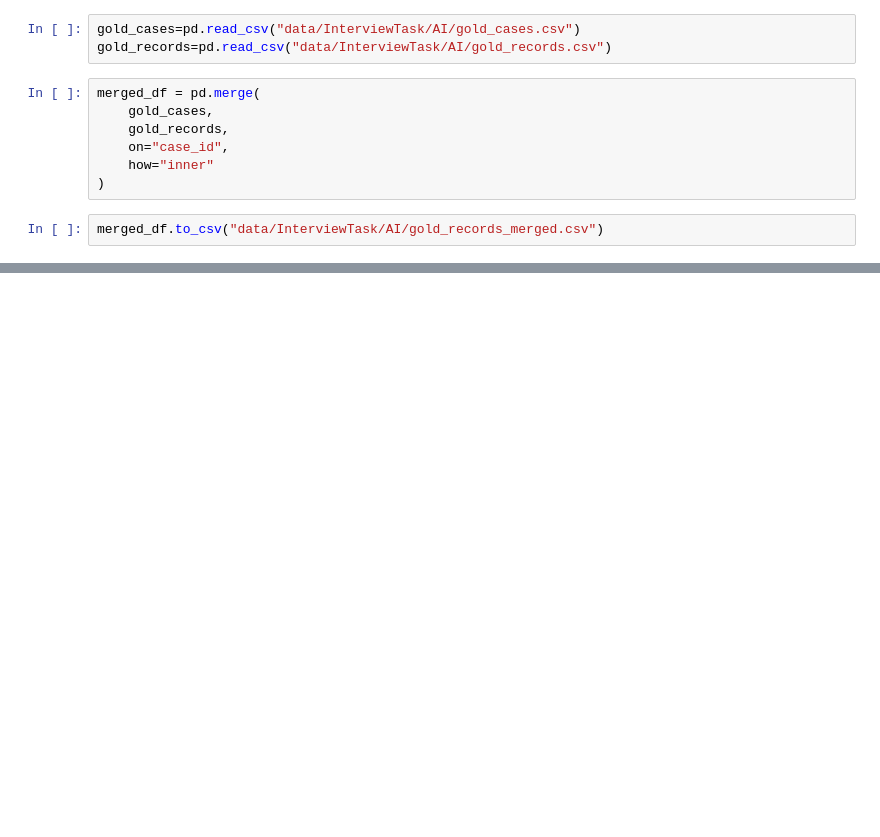
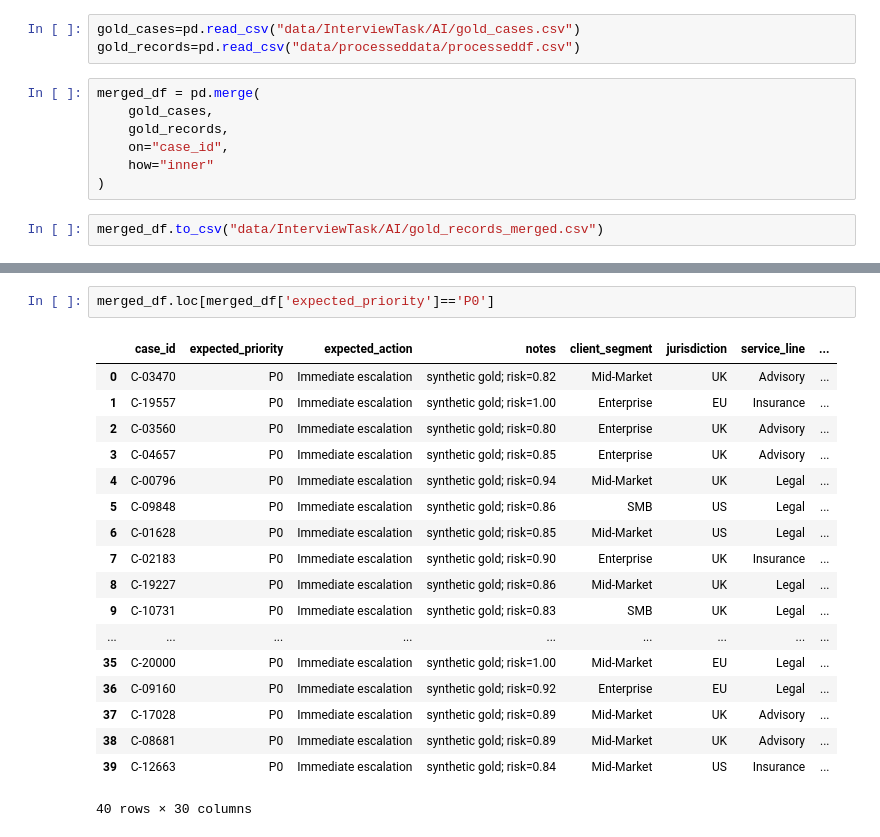
Before and after one commit to Eagle-Assassin/Interview-task, a Jupyter notebook: base.notebook.ipynb, the cells around one changed output, grey strips where cells are left out. Drawn from its saved outputs; the diff is of its cells as text; blank space fills up the shorter version.

```diff
--- a/base.notebook.ipynb
+++ b/base.notebook.ipynb
@@ -148,7 +152,7 @@ evaluation("data/InterviewTask/AI/gold_cases.csv")
 gold dataset and prediction dataset merged successfully
 # %%
 gold_cases=pd.read_csv("data/InterviewTask/AI/gold_cases.csv")
-gold_records=pd.read_csv("data/InterviewTask/AI/gold_records.csv")
+gold_records=pd.read_csv("data/processeddata/processeddf.csv")
 # %%
 merged_df = pd.merge(
     gold_cases,
@@ -163,0 +176,21 @@ preprocess_getstructrureddata("data/InterviewTask/AI/gold_records.csv")
+# %%
+merged_df.loc[merged_df['expected_priority']=='P0']
+# %% [output]
+|  | case_id | expected_priority | expected_action | notes | client_segment | jurisdiction | service_line | ... |
+| 0 | C-03470 | P0 | Immediate escalation | synthetic gold; risk=0.82 | Mid-Market | UK | Advisory | ... |
+| 1 | C-19557 | P0 | Immediate escalation | synthetic gold; risk=1.00 | Enterprise | EU | Insurance | ... |
+| 2 | C-03560 | P0 | Immediate escalation | synthetic gold; risk=0.80 | Enterprise | UK | Advisory | ... |
+| 3 | C-04657 | P0 | Immediate escalation | synthetic gold; risk=0.85 | Enterprise | UK | Advisory | ... |
+| 4 | C-00796 | P0 | Immediate escalation | synthetic gold; risk=0.94 | Mid-Market | UK | Legal | ... |
+| 5 | C-09848 | P0 | Immediate escalation | synthetic gold; risk=0.86 | SMB | US | Legal | ... |
+| 6 | C-01628 | P0 | Immediate escalation | synthetic gold; risk=0.85 | Mid-Market | US | Legal | ... |
+| 7 | C-02183 | P0 | Immediate escalation | synthetic gold; risk=0.90 | Enterprise | UK | Insurance | ... |
+| 8 | C-19227 | P0 | Immediate escalation | synthetic gold; risk=0.86 | Mid-Market | UK | Legal | ... |
+| 9 | C-10731 | P0 | Immediate escalation | synthetic gold; risk=0.83 | SMB | UK | Legal | ... |
+| ... | ... | ... | ... | ... | ... | ... | ... | ... |
+| 35 | C-20000 | P0 | Immediate escalation | synthetic gold; risk=1.00 | Mid-Market | EU | Legal | ... |
+| 36 | C-09160 | P0 | Immediate escalation | synthetic gold; risk=0.92 | Enterprise | EU | Legal | ... |
+| 37 | C-17028 | P0 | Immediate escalation | synthetic gold; risk=0.89 | Mid-Market | UK | Advisory | ... |
+| 38 | C-08681 | P0 | Immediate escalation | synthetic gold; risk=0.89 | Mid-Market | UK | Advisory | ... |
+| 39 | C-12663 | P0 | Immediate escalation | synthetic gold; risk=0.84 | Mid-Market | US | Insurance | ... |
+40 rows × 30 columns
```
Also changed, not shown: parts of 5 cells of this notebook, 23 other files.
